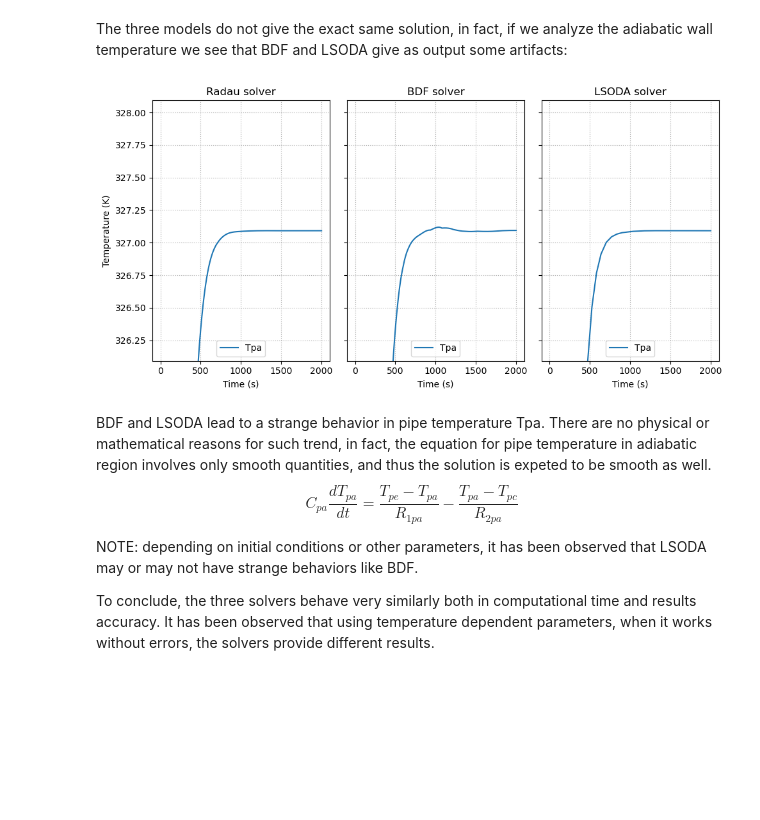
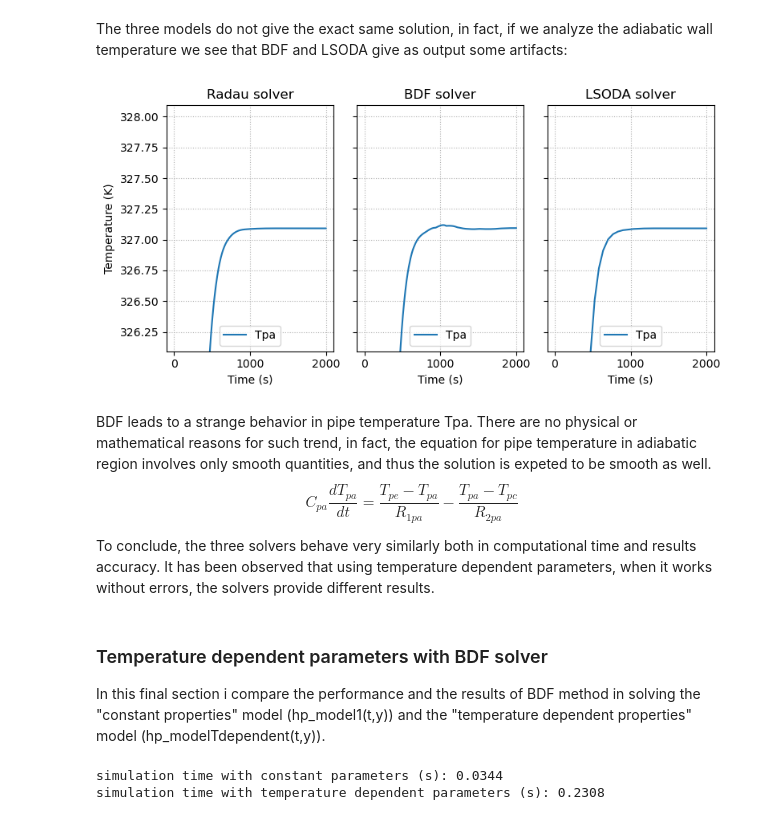
Before and after one commit to riccardoBocce/python_exam, a Jupyter notebook: heat_pipe_modeling.ipynb, the cells around one changed output. Drawn from its saved outputs; the diff is of its cells as text; code cells hidden in the pictures; blank space fills up the shorter version.

Commit message:
Minor corrections
Addition of non constant parameters model

```diff
--- a/heat_pipe_modeling.ipynb
+++ b/heat_pipe_modeling.ipynb
@@ -1036,43 +1037,83 @@ plt.tight_layout()
 # %% [markdown]
 The three models do not give the exact same solution, in fact, if we analyze the adiabatic wall temperature we see that BDF and LSODA give as output some artifacts:
 # %%
-fig, axs = plt.subplots(1,3,sharey=True,figsize = [10,5])
+fig, axs = plt.subplots(1,3,sharey=True,figsize = [8,4])
 
 
 axs[0].plot(t_rad,y_rad[4],label="Tpa")
 
 axs[0].set_ylim([max(y_rad[4]) - 1, max(y_rad[4])+ 1])
 axs[0].grid(linestyle=":")
 axs[0].set_title("Radau solver")
 axs[0].set_xlabel("Time (s)")
 axs[0].set_ylabel("Temperature (K)")
 
 axs[1].plot(t_bdf,y_bdf[4],label="Tpa")
 
 axs[1].grid(linestyle=":")
 axs[1].set_title("BDF solver")
 axs[1].set_xlabel("Time (s)")
 
 
 axs[2].plot(t_lsoda,y_lsoda[4],label="Tpa")
 
 axs[2].grid(linestyle=":")
 axs[2].set_title("LSODA solver")
 axs[2].set_xlabel("Time (s)")
 
 axs[0].legend(loc='lower center')
 axs[1].legend(loc='lower center')
 axs[2].legend(loc='lower center')
 
 plt.tight_layout()
 # %% [output]
-[figure, old version]
+[figure, new version]
 # %% [markdown]
-BDF and LSODA lead to a strange behavior in pipe temperature Tpa. There are no physical or mathematical reasons for such trend, in fact, the equation for pipe temperature in adiabatic region involves only smooth quantities, and thus the solution is expeted to be smooth as well.
+BDF leads to a strange behavior in pipe temperature Tpa. There are no physical or mathematical reasons for such trend, in fact, the equation for pipe temperature in adiabatic region involves only smooth quantities, and thus the solution is expeted to be smooth as well.
 $$
 C_{pa}\frac{dT_{pa}}{dt} = \frac{T_{pe} - T_{pa}}{R_{1pa}} -\frac{T_{pa} - T_{pc}}{R_{2pa}}
 $$
 
-NOTE: depending on initial conditions or other parameters, it has been observed that LSODA may or may not have strange behaviors like BDF.
-
 To conclude, the three solvers behave very similarly both in computational time and results accuracy. It has been observed that using temperature dependent parameters, when it works without errors, the solvers provide different results.
+# %% [markdown]
+### Temperature dependent parameters with BDF solver
+
+In this final section i compare the performance and the results of BDF method in solving the "constant properties" model (hp_model1(t,y)) and the "temperature dependent properties" model (hp_modelTdependent(t,y)).
+# %%
+#TIME SPAN
+tt = [0,2000]
+#TIMESTEPS
+Nsteps = 5000
+tsteps = np.linspace(tt[0],tt[-1],Nsteps)
+
+#SOLVE THE MODEL -  constant param
+st = time.time()
+solution = solve_ivp(hp_model1,t_span = tt, t_eval  = tsteps, y0 = y0 ,method='BDF')
+et = time.time()
+
+print("simulation time with constant parameters (s):", round(et-st,4))
+
+#SAVE THE SOLUTION -  constant param
+t_C = solution.t
+y_C = solution.y
+
+
+
+#SOLVE THE MODEL -  T dep param
+st = time.time()
+solution = solve_ivp(hp_modelTdependent,t_span = tt, t_eval  = tsteps, y0 = y0 ,method='BDF')
+et = time.time()
+
+print("simulation time with temperature dependent parameters (s):", round(et-st,4))
+
+#SAVE THE SOLUTION -  T dep param
+t_T = solution.t
+y_T = solution.y
+
+
+
+
+#Note: explicit RK method are not adopted since are pretty slow for this model, stiff problem
+# %% [output]
+simulation time with constant parameters (s): 0.0344
+simulation time with temperature dependent parameters (s): 0.2308
```
Also changed, not shown: parts of 40 cells of this notebook, 1 other file.
